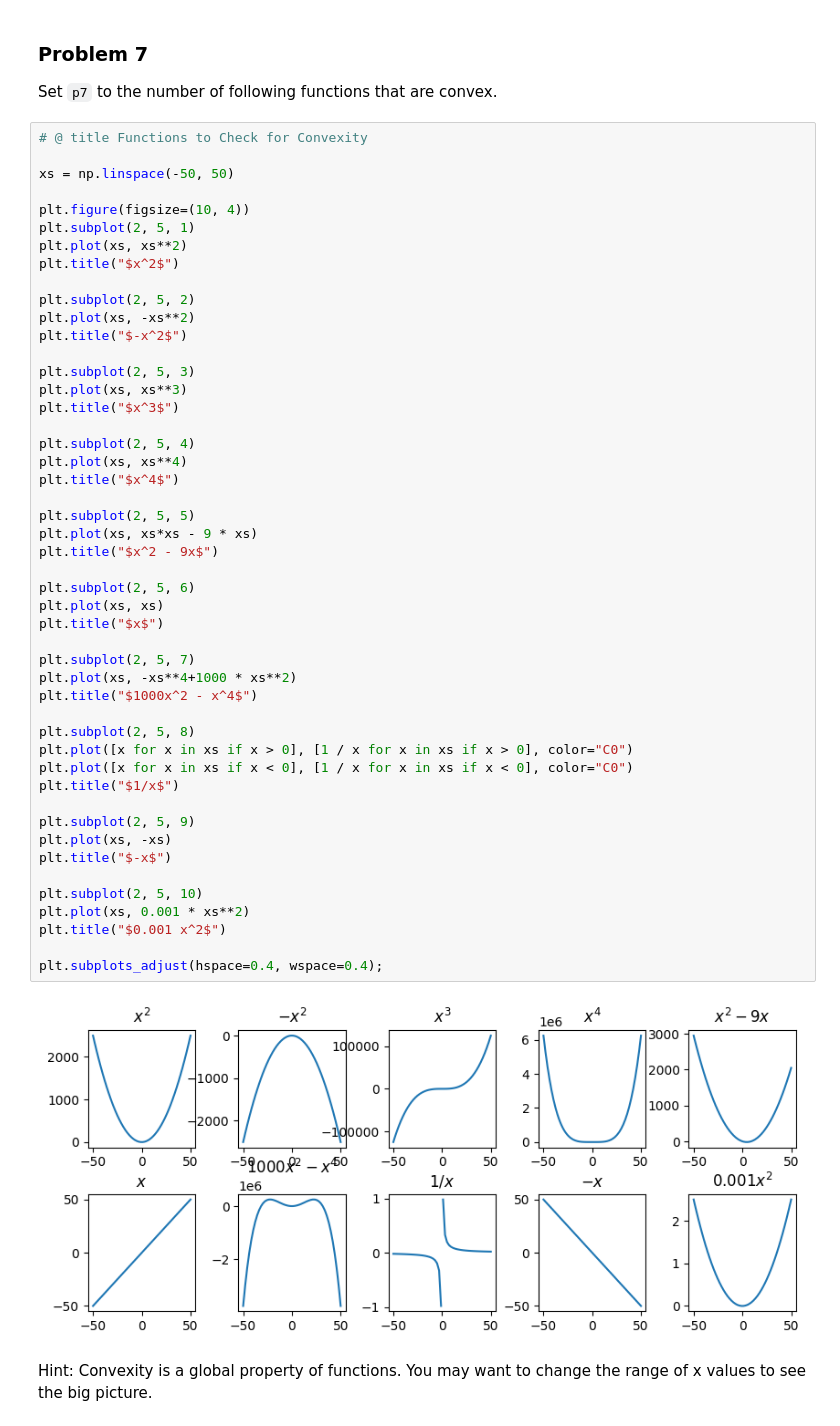
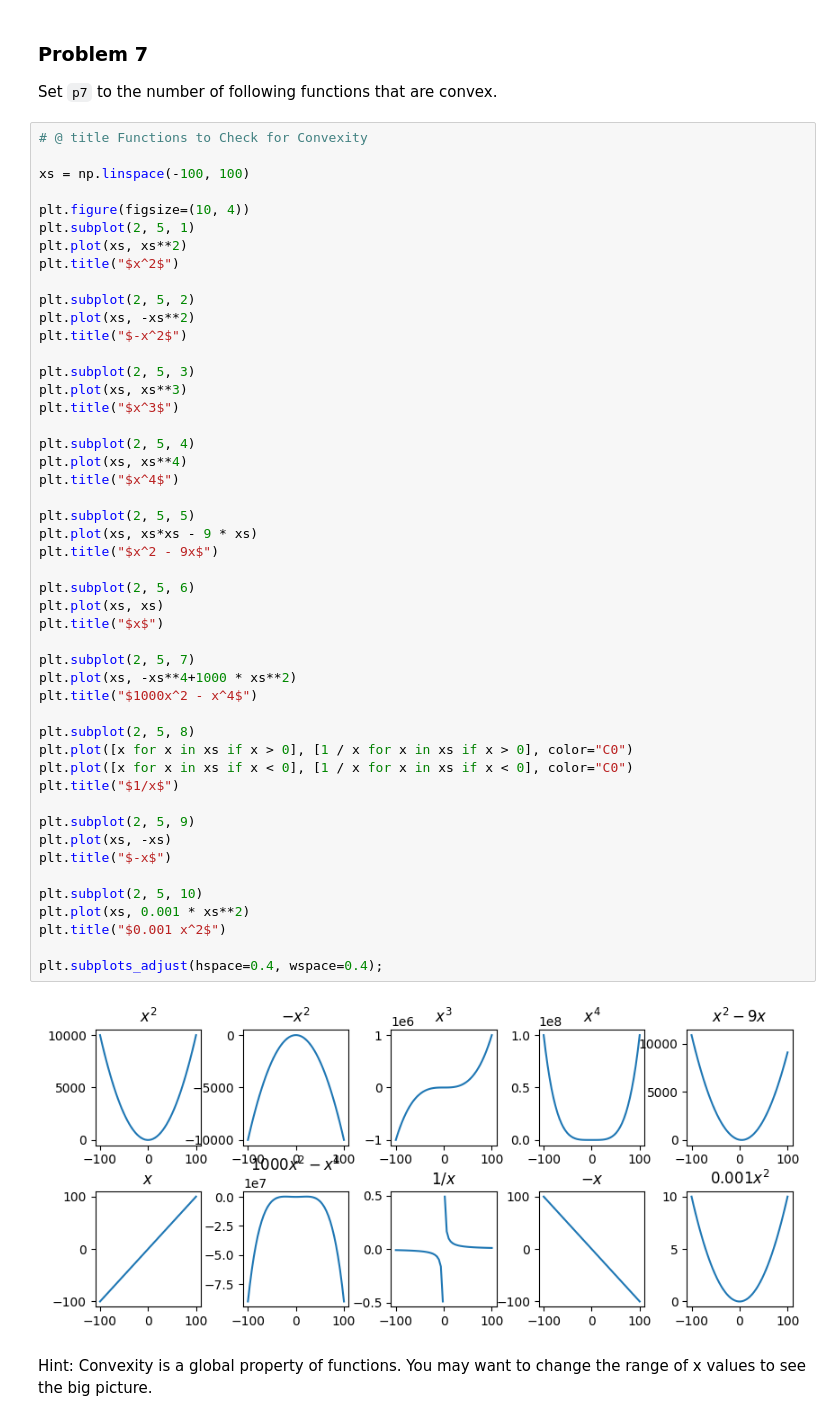
Before and after one commit to garikapativineet/dx601-homework-04, a Jupyter notebook: homework.ipynb, the cells around one changed output. Cells and saved outputs as stored; diff of their text form.

```diff
--- a/homework.ipynb
+++ b/homework.ipynb
@@ -172,7 +172,7 @@ Set `p7` to the number of following functions that are convex.
 # %%
 # @ title Functions to Check for Convexity
 
-xs = np.linspace(-50, 50)
+xs = np.linspace(-100, 100)
 
 plt.figure(figsize=(10, 4))
 plt.subplot(2, 5, 1)
@@ -191,34 +191,34 @@ plt.subplot(2, 5, 4)
 plt.plot(xs, xs**4)
 plt.title("$x^4$")
 
 plt.subplot(2, 5, 5)
 plt.plot(xs, xs*xs - 9 * xs)
 plt.title("$x^2 - 9x$")
 
 plt.subplot(2, 5, 6)
 plt.plot(xs, xs)
 plt.title("$x$")
 
 plt.subplot(2, 5, 7)
 plt.plot(xs, -xs**4+1000 * xs**2)
 plt.title("$1000x^2 - x^4$")
 
 plt.subplot(2, 5, 8)
 plt.plot([x for x in xs if x > 0], [1 / x for x in xs if x > 0], color="C0")
 plt.plot([x for x in xs if x < 0], [1 / x for x in xs if x < 0], color="C0")
 plt.title("$1/x$")
 
 plt.subplot(2, 5, 9)
 plt.plot(xs, -xs)
 plt.title("$-x$")
 
 plt.subplot(2, 5, 10)
 plt.plot(xs, 0.001 * xs**2)
 plt.title("$0.001 x^2$")
 
 plt.subplots_adjust(hspace=0.4, wspace=0.4);
 # %% [output]
-[figure, old version]
+[figure, new version]
 # %% [markdown]
 Hint: Convexity is a global property of functions.
 You may want to change the range of x values to see the big picture.
```
Also changed, not shown: parts of 5 cells of this notebook.
